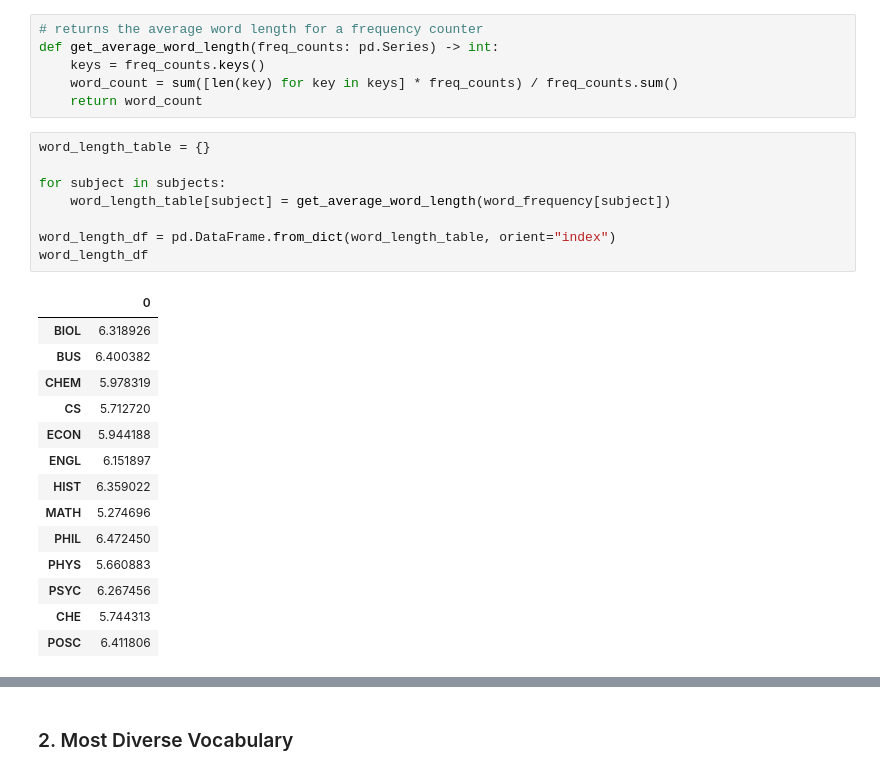
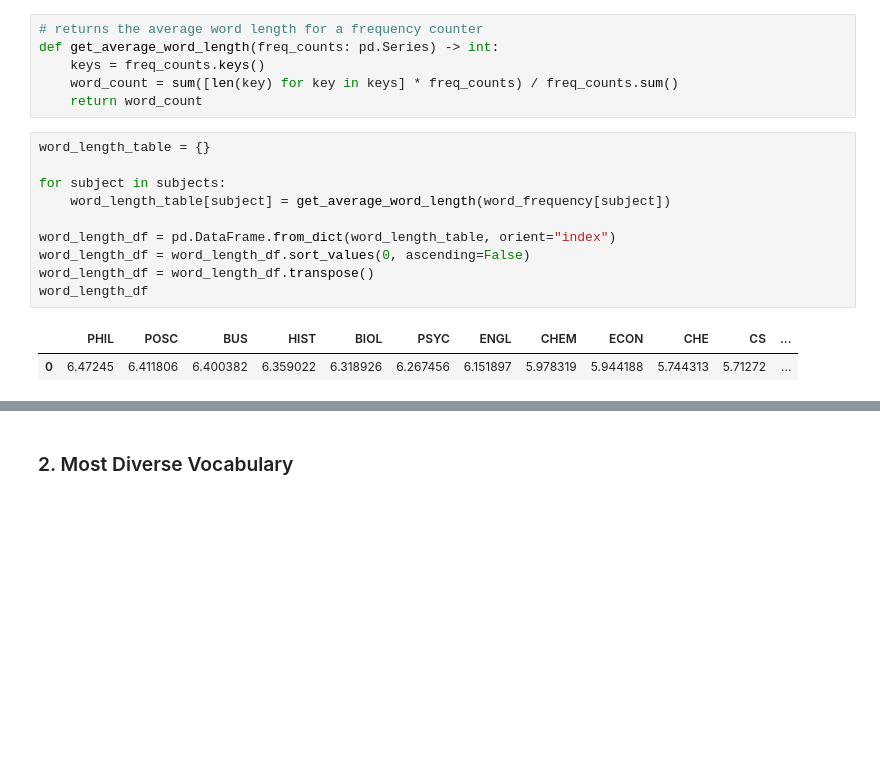
Before and after one commit to richard-duong/GuessTheClass, a Jupyter notebook: notebooks/bag_of_words_analysis.ipynb, the cells around one changed output, grey strips where cells are left out. Cells and saved outputs as stored; diff of their text form; blank space fills up the shorter version.

```diff
--- a/notebooks/bag_of_words_analysis.ipynb
+++ b/notebooks/bag_of_words_analysis.ipynb
@@ -131,23 +142,13 @@ def get_average_word_length(freq_counts: pd.Series) -> int:
 # %%
 word_length_table = {}
 
 for subject in subjects:
     word_length_table[subject] = get_average_word_length(word_frequency[subject])
 
 word_length_df = pd.DataFrame.from_dict(word_length_table, orient="index")
+word_length_df = word_length_df.sort_values(0, ascending=False)
+word_length_df = word_length_df.transpose()
 word_length_df
 # %% [output]
-|  | 0 |
-| BIOL | 6.318926 |
-| BUS | 6.400382 |
-| CHEM | 5.978319 |
-| CS | 5.712720 |
-| ECON | 5.944188 |
-| ENGL | 6.151897 |
-| HIST | 6.359022 |
-| MATH | 5.274696 |
-| PHIL | 6.472450 |
-| PHYS | 5.660883 |
-| PSYC | 6.267456 |
-| CHE | 5.744313 |
-| POSC | 6.411806 |
+|  | PHIL | POSC | BUS | HIST | BIOL | PSYC | ENGL | CHEM | ECON | CHE | CS | ... |
+| 0 | 6.47245 | 6.411806 | 6.400382 | 6.359022 | 6.318926 | 6.267456 | 6.151897 | 5.978319 | 5.944188 | 5.744313 | 5.71272 | ... |
```
Also changed, not shown: parts of 19 cells of this notebook, 3 other files.
